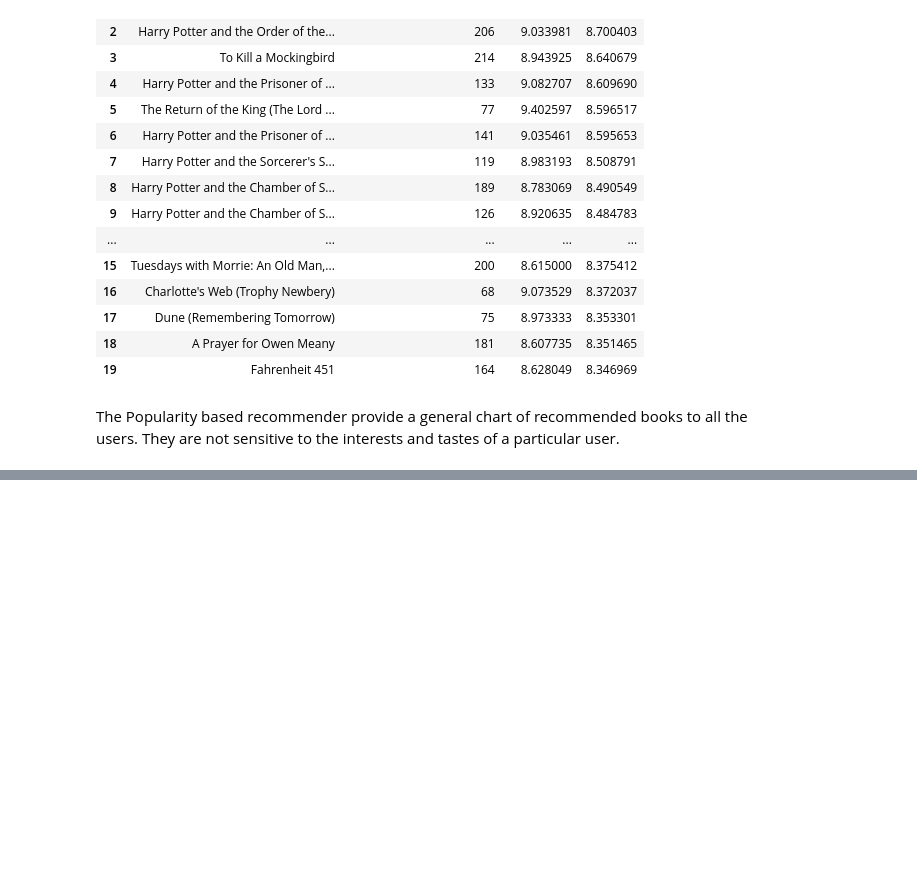
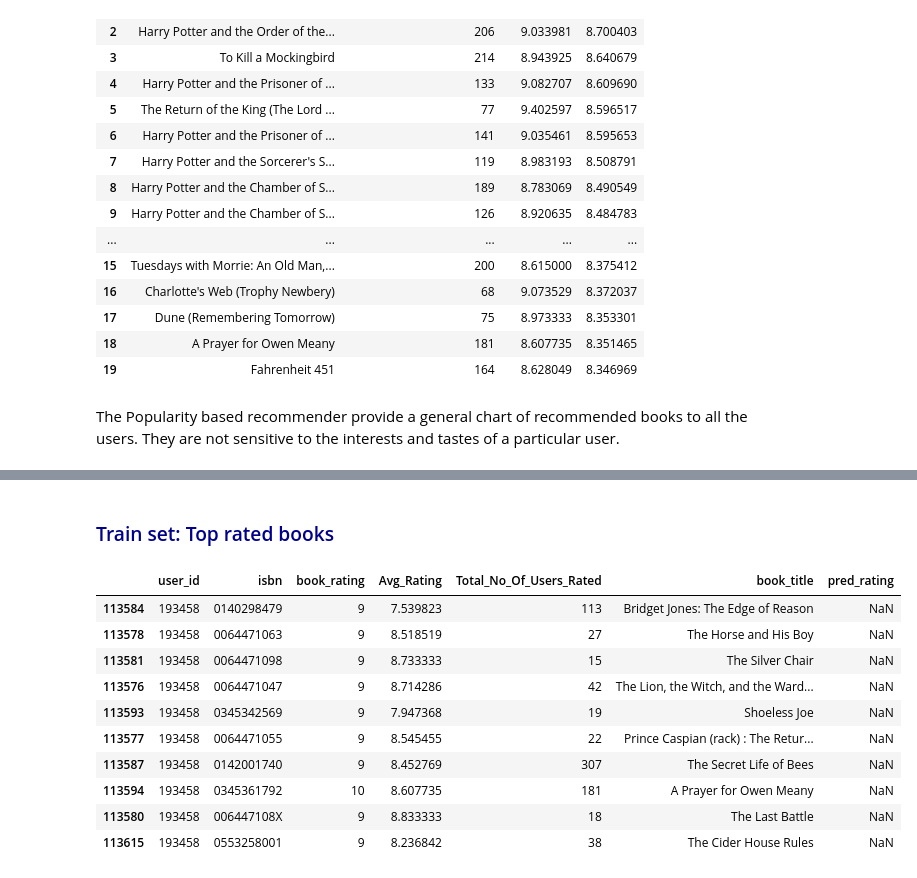
Before and after one commit to deepika1905/Book-Recommender-System, a Jupyter notebook: Deepika_Yadav_Book_Recommender_System_Capstone_Project_IV.ipynb, the cells around one changed output, grey strips where cells are left out. Saved outputs shown, nothing was run; the diff lists cells and outputs as text; code cells hidden in the pictures; blank space fills up the shorter version.

```diff
--- a/Deepika_Yadav_Book_Recommender_System_Capstone_Project_IV.ipynb
+++ b/Deepika_Yadav_Book_Recommender_System_Capstone_Project_IV.ipynb
@@ -592,0 +782,24 @@ Top_Books[['Book-Title', 'Total_No_Of_Users_Rated', 'Avg_Rating', 'Score']].rese
+# %%
+df_books = books.copy()
+df_books.rename(columns = {'ISBN':'isbn' ,'Book-Title':'book_title'},inplace=True)
+df_ext = df.merge(df_books[['isbn', 'book_title']], on='isbn', how='left')
+df_ext = df_ext.merge(df_pred[['isbn', 'user_id', 'pred_rating']], on=['isbn', 'user_id'], how='left')
+# %% [markdown]
+### <font color='darkblue'>Train set: Top rated books
+# %%
+selected_user_id = 193458
+df_user = df_ext[df_ext['user_id']==selected_user_id]
+
+df_user[(df_user['pred_rating'].isna())&(df_user['book_rating']>=9)].sample(10)
+# %% [output]
+|  | user_id | isbn | book_rating | Avg_Rating | Total_No_Of_Users_Rated | book_title | pred_rating |
+| 113584 | 193458 | 0140298479 | 9 | 7.539823 | 113 | Bridget Jones: The Edge of Reason | NaN |
+| 113578 | 193458 | 0064471063 | 9 | 8.518519 | 27 | The Horse and His Boy | NaN |
+| 113581 | 193458 | 0064471098 | 9 | 8.733333 | 15 | The Silver Chair | NaN |
+| 113576 | 193458 | 0064471047 | 9 | 8.714286 | 42 | The Lion, the Witch, and the Ward... | NaN |
+| 113593 | 193458 | 0345342569 | 9 | 7.947368 | 19 | Shoeless Joe | NaN |
+| 113577 | 193458 | 0064471055 | 9 | 8.545455 | 22 | Prince Caspian (rack) : The Retur... | NaN |
+| 113587 | 193458 | 0142001740 | 9 | 8.452769 | 307 | The Secret Life of Bees | NaN |
+| 113594 | 193458 | 0345361792 | 10 | 8.607735 | 181 | A Prayer for Owen Meany | NaN |
+| 113580 | 193458 | 006447108X | 9 | 8.833333 | 18 | The Last Battle | NaN |
+| 113615 | 193458 | 0553258001 | 9 | 8.236842 | 38 | The Cider House Rules | NaN |
```
Also changed, not shown: parts of 27 cells of this notebook.
